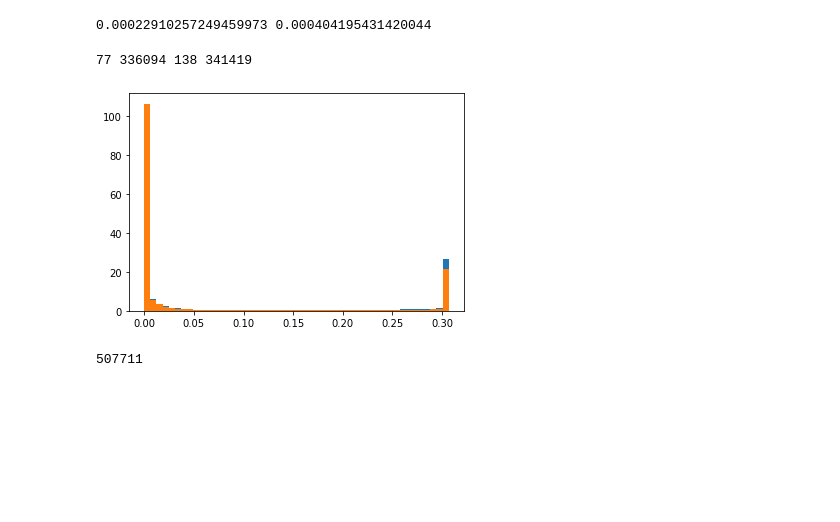
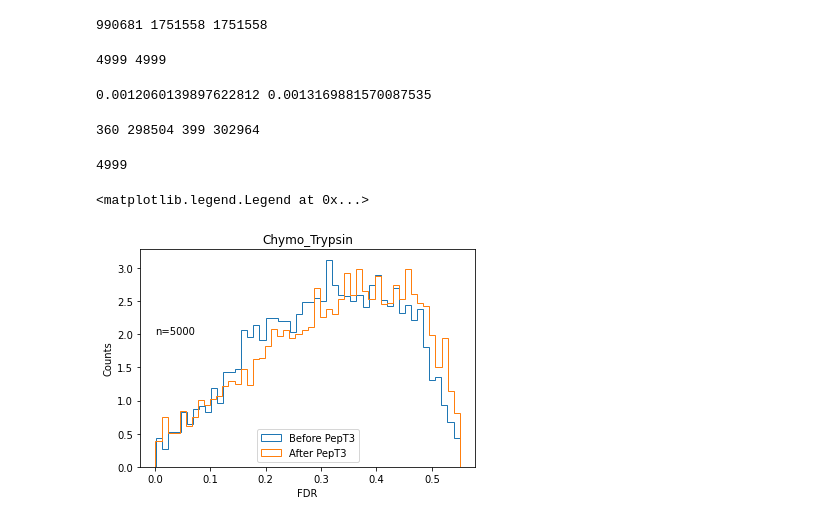
Before and after one commit to gusye1234/pept3-exp, a Jupyter notebook: round1/entrapment_psms.ipynb, the cells around one changed output. Drawn from its saved outputs; the diff is of its cells as text; code cells hidden in the pictures; blank space fills up the shorter version.

Commit message:
add round1

```diff
--- a/round1/entrapment_psms.ipynb
+++ b/round1/entrapment_psms.ipynb
@@ -5,11 +5,11 @@ sys.path.append("..")
 import pandas as pd
 import matplotlib.pyplot as plt
 # %%
-merge_which = "trypsin_lysc"
+merge_which = "chymo_trypsin"
 merge_tab = f"/data2/yejb/prosit/figs/fig235/round1/{merge_which}/"
 
 tab_before = f"/data2/yejb/prosit/figs/fig235/round1/{merge_which}/percolator/before"
-tab_after = f"/data2/yejb/prosit/figs/fig235/round1/{merge_which}/percolator/after"
+tab_after = f"/data2/yejb/prosit/figs/fig235/round1/{merge_which}/percolator/after_0.1"
 
 fake_ids = os.path.join(merge_tab, "fake_decoys.txt")
 # %%
@@ -40,25 +82,42 @@ left_target = set(left_target)
+# %%
+print(min(all_ids), before_sa['PSMId'].max(), after_sa['PSMId'].max())
+# %% [output]
+990681 1751558 1751558
 # %%
-before_fdr = before_sa[before_sa['PSMId'].apply(lambda x: x in left_target)]['q-value'].to_numpy()
-after_fdr = after_sa[after_sa['PSMId'].apply(lambda x: x in left_target)]['q-value'].to_numpy()
+all_ids = set(all_ids)
+before_fdr = before_sa[before_sa['PSMId'].apply(lambda x: x in all_ids)]['q-value'].to_numpy()
+after_fdr = after_sa[after_sa['PSMId'].apply(lambda x: x in all_ids)]['q-value'].to_numpy()
+
+
+print(len(before_fdr), len(after_fdr))
+# %% [output]
+4999 4999
 # %%
-print((before_fdr < 0.01).sum()/(before_sa['q-value']< 0.01).sum(),
-      (after_fdr < 0.01).sum()/(after_sa['q-value']< 0.01).sum())
+fdr = 0.1
+print((before_fdr < fdr).sum()/(before_sa['q-value']< fdr).sum(),
+      (after_fdr < fdr).sum()/(after_sa['q-value']< fdr).sum())
 # %% [output]
-0.00022910257249459973 0.000404195431420044
+0.0012060139897622812 0.0013169881570087535
 # %%
-fdr = 0.01
+fdr = 0.1
 print((before_fdr < fdr).sum(),
       (before_sa['q-value']< fdr).sum(),
       (after_fdr < fdr).sum(),
       (after_sa['q-value']< fdr).sum())
 # %% [output]
-77 336094 138 341419
+360 298504 399 302964
+# %%
+len(before_fdr)
+# %% [output]
+4999
 # %%
-see = plt.hist(before_fdr, bins=50, density=True)
-see = plt.hist(after_fdr, bins=50, density=True)
+see = plt.hist(before_fdr, bins=50, density=True, histtype='step', label="Before PepT3")
+see = plt.hist(after_fdr, bins=50, density=True, histtype='step', label="After PepT3")
+plt.title("Chymo_Trypsin")
+plt.text(0, 2, "n=5000")
+plt.xlabel("FDR")
+plt.ylabel("Counts")
+plt.legend(loc='lower center')
 # %% [output]
+<matplotlib.legend.Legend at 0x...>
-[figure, old version]
+[figure, new version]
-# %%
-len(after_sa)
-# %% [output]
-507711
```
Also changed, not shown: parts of 8 cells of this notebook, 23 other files.
